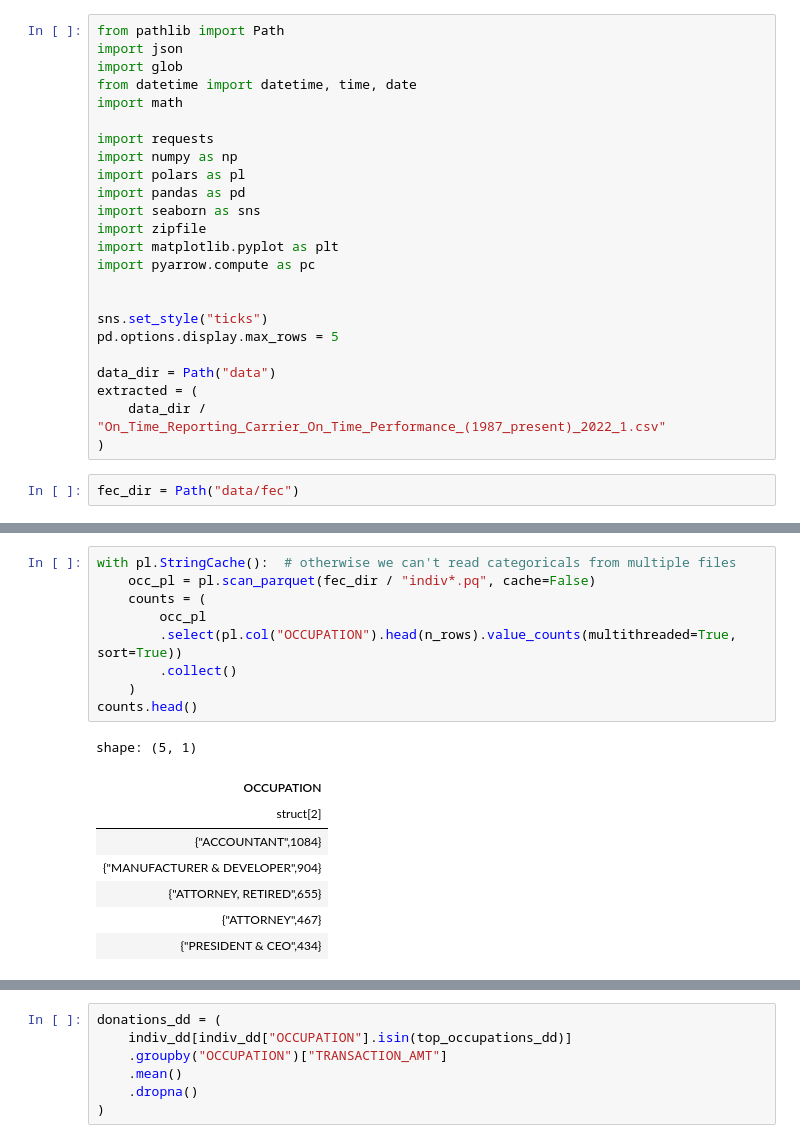
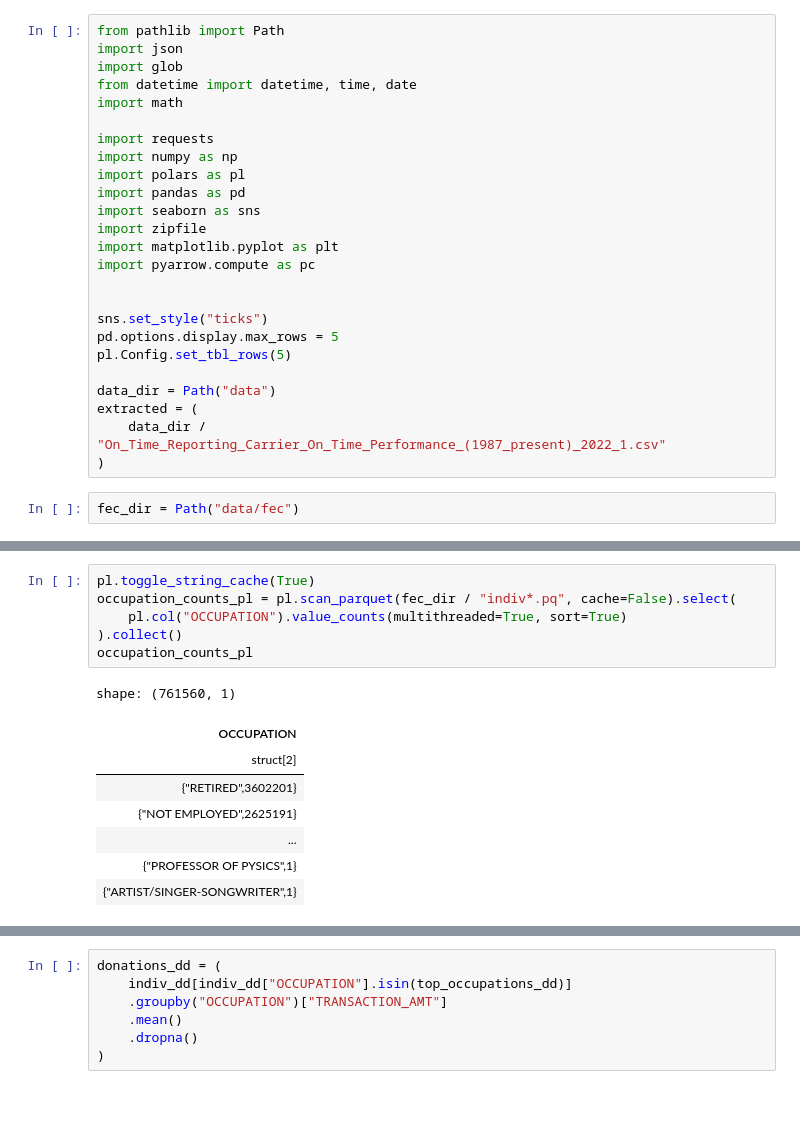
Before and after one commit to kevinheavey/modern-polars, a Jupyter notebook: performance.ipynb, the cells around one changed output, grey strips where cells are left out. Cells and saved outputs as stored; diff of their text form; blank space fills up the shorter version.

```diff
--- a/performance.ipynb
+++ b/performance.ipynb
@@ -21,6 +21,7 @@ import pyarrow.compute as pc
 
 sns.set_style("ticks")
 pd.options.display.max_rows = 5
+pl.Config.set_tbl_rows(5)
 
 data_dir = Path("data")
 extracted = (
@@ -166,18 +127,15 @@ Name: OCCUPATION, dtype: int64
 # %%
-with pl.StringCache():  # otherwise we can't read categoricals from multiple files
-    occ_pl = pl.scan_parquet(fec_dir / "indiv*.pq", cache=False)
-    counts = (
-        occ_pl
-        .select(pl.col("OCCUPATION").head(n_rows).value_counts(multithreaded=True, sort=True))
-        .collect()
-    )
-counts.head()
+pl.toggle_string_cache(True)
+occupation_counts_pl = pl.scan_parquet(fec_dir / "indiv*.pq", cache=False).select(
+    pl.col("OCCUPATION").value_counts(multithreaded=True, sort=True)
+).collect()
+occupation_counts_pl
 # %% [output]
-shape: (5, 1)
+shape: (761560, 1)
 | OCCUPATION |
 | struct[2] |
-| {"ACCOUNTANT",1084} |
-| {"MANUFACTURER & DEVELOPER",904} |
-| {"ATTORNEY, RETIRED",655} |
-| {"ATTORNEY",467} |
-| {"PRESIDENT & CEO",434} |
+| {"RETIRED",3602201} |
+| {"NOT EMPLOYED",2625191} |
+| ... |
+| {"PROFESSOR OF PYSICS",1} |
+| {"ARTIST/SINGER-SONGWRITER",1} |
```
Also changed, not shown: parts of 39 cells of this notebook, 2 other files.
